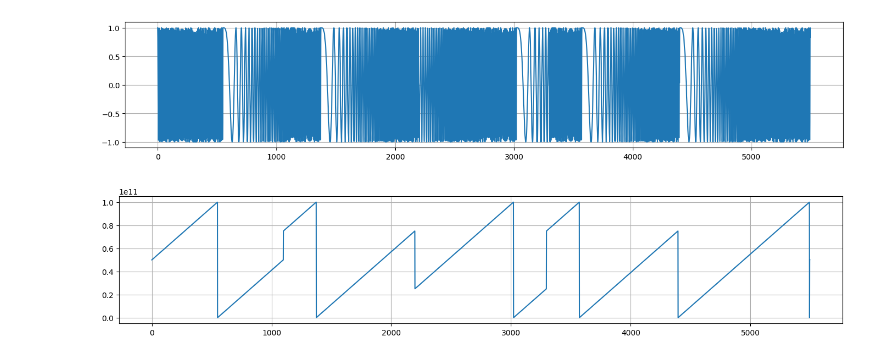
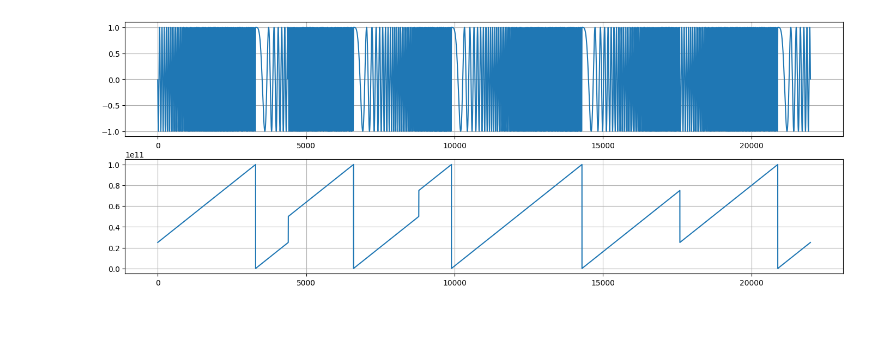
Before and after one commit to juanm-caceres24/SDR-Communication, a Jupyter notebook: LoRa Communication Simulation/LoRaCommunication-Simulation.ipynb, the cells around one changed output. Saved outputs shown, nothing was run; the diff lists cells and outputs as text; code cells hidden in the pictures; blank space fills up the shorter version.

```diff
--- a/LoRa Communication Simulation/LoRaCommunication-Simulation.ipynb
+++ b/LoRa Communication Simulation/LoRaCommunication-Simulation.ipynb
@@ -251,24 +250,25 @@ if DEBUG_PHASE_3:
 # %%
 #
 # >> waveform generation phase
 #
 
 waveform = generateUpChirp(codewords)
 
 if DEBUG_PHASE_4:
 
-    plt.figure(figsize=(17, 3))
-    plt.plot(waveform[0][0:int(T * SAMPLING_RATE * 5)])
+    plt.figure(figsize=(17, 3 * 2))
+
+    plt.subplot(2, 1, 1)
+    plt.plot(waveform[0][0:SPS * 5])
     plt.grid(True)
+
+    plt.subplot(2, 1, 2)
+    plt.plot(waveform[1][0:SPS * 5])
+    plt.grid(True)
+
     plt.show(True)
-
-    plt.figure(figsize=(17, 3))
-    plt.plot(waveform[1][0:int(T * SAMPLING_RATE * 5)])
-    plt.grid(True)
-    plt.show(True)
 # %% [output]
-[figure, old version]
+[figure, new version]
-[figure, removed]
 # %%
 #
 # >> additive white gaussian noise generator phase
```
Also changed, not shown: parts of 7 cells of this notebook, 2 other files.
